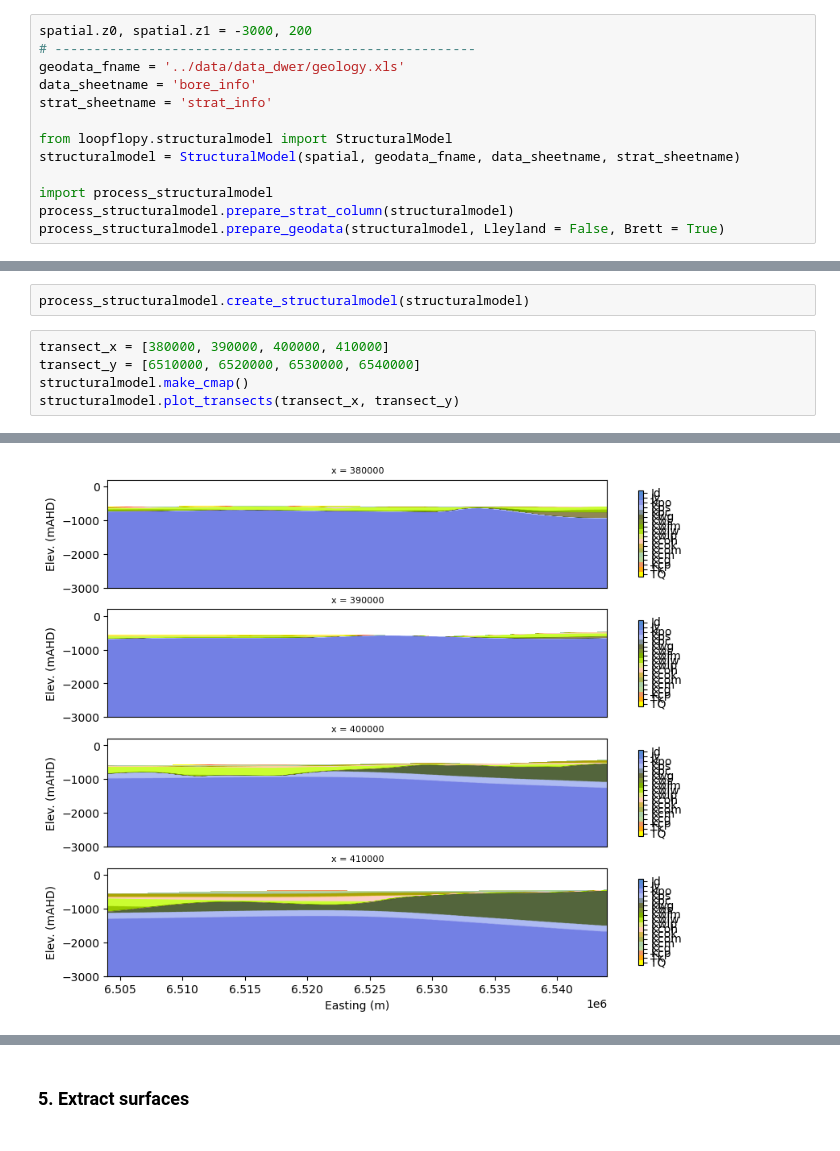
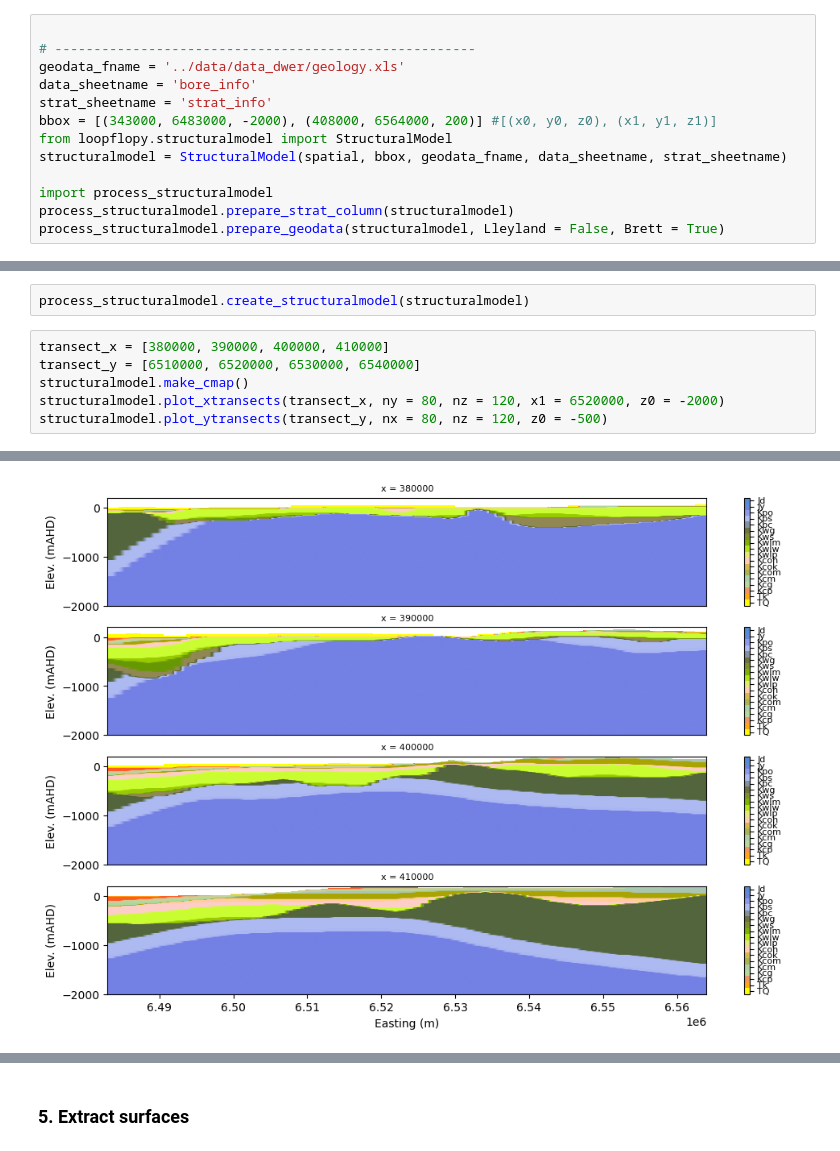
Before and after one commit to malvina-chmielarski/Otorowiri, a Jupyter notebook: scripts/main_script.ipynb, the cells around one changed output, grey strips where cells are left out. Drawn from its saved outputs; the diff is of its cells as text.

```diff
--- a/scripts/main_script.ipynb
+++ b/scripts/main_script.ipynb
@@ -117,14 +136,14 @@ Group =  obs ['obsbores']
 # %% [markdown]
 ### 4. Structural Model
 # %%
-spatial.z0, spatial.z1 = -3000, 200
+
 # ------------------------------------------------------
 geodata_fname = '../data/data_dwer/geology.xls'
 data_sheetname = 'bore_info'
 strat_sheetname = 'strat_info'
-
+bbox = [(343000, 6483000, -2000), (408000, 6564000, 200)] #[(x0, y0, z0), (x1, y1, z1)]
 from loopflopy.structuralmodel import StructuralModel
-structuralmodel = StructuralModel(spatial, geodata_fname, data_sheetname, strat_sheetname)
+structuralmodel = StructuralModel(spatial, bbox, geodata_fname, data_sheetname, strat_sheetname)
 
 import process_structuralmodel
 process_structuralmodel.prepare_strat_column(structuralmodel)
@@ -171,5 +190,6 @@ process_structuralmodel.create_structuralmodel(structuralmodel)
 transect_x = [380000, 390000, 400000, 410000]
 transect_y = [6510000, 6520000, 6530000, 6540000]
 structuralmodel.make_cmap()
-structuralmodel.plot_transects(transect_x, transect_y)
+structuralmodel.plot_xtransects(transect_x, ny = 80, nz = 120, x1 = 6520000, z0 = -2000)
+structuralmodel.plot_ytransects(transect_y, nx = 80, nz = 120, z0 = -500)
 # %% [output]
@@ -180 +200 @@ ERROR: 2025-01-13 12:07:04,472: geological_model.py:1560 -- Model does not conta
-[figure, old version]
+[figure, new version]
```
Also changed, not shown: parts of 15 cells of this notebook, 6 other files.
